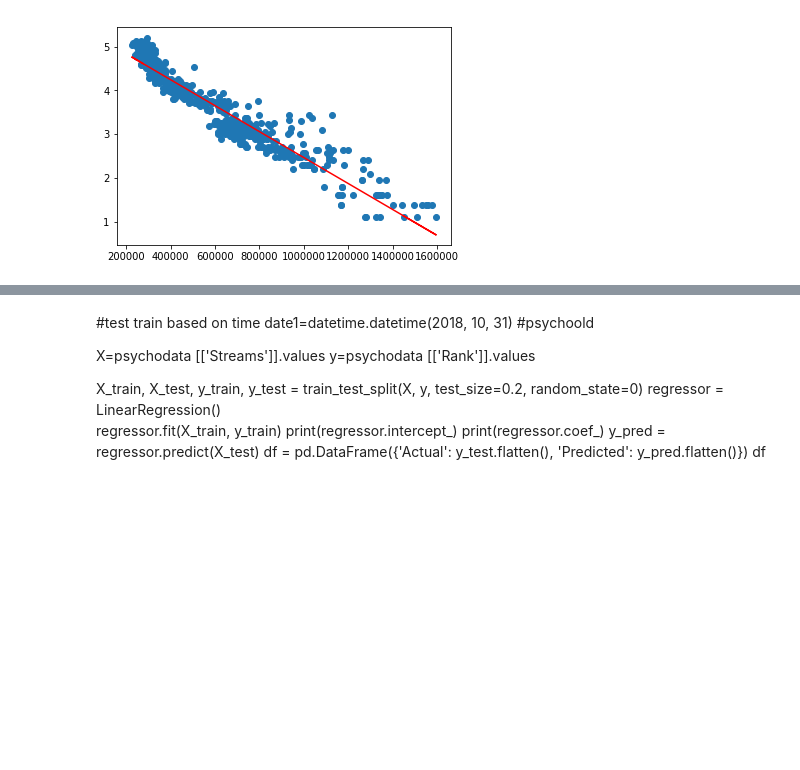
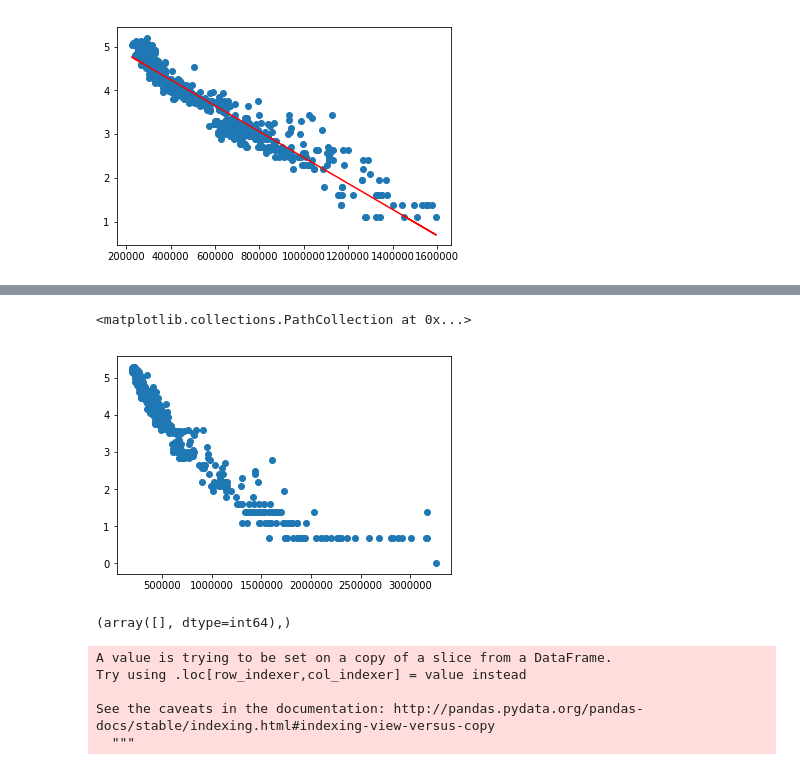
Before and after one commit to suneric98/Crescendo, a Jupyter notebook: data/exploration-linear_regression3.ipynb, the cells around one changed output, grey strips where cells are left out. Drawn from its saved outputs; the diff is of its cells as text; code cells hidden in the pictures; blank space fills up the shorter version.

Commit message:
linear regression update

```diff
--- a/data/exploration-linear_regression3.ipynb
+++ b/data/exploration-linear_regression3.ipynb
@@ -484,17 +310,0 @@ plt.show()
-# %% [markdown]
-#test train based on time
-date1=datetime.datetime(2018, 10, 31)
-#psychoold
-
-
-X=psychodata [['Streams']].values
-y=psychodata [['Rank']].values
-
-X_train, X_test, y_train, y_test = train_test_split(X, y, test_size=0.2, random_state=0)
-regressor = LinearRegression()
-regressor.fit(X_train, y_train)
-print(regressor.intercept_)
-print(regressor.coef_)
-y_pred = regressor.predict(X_test)
-df = pd.DataFrame({'Actual': y_test.flatten(), 'Predicted': y_pred.flatten()})
-df
@@ -533,0 +311,46 @@ plt.show()
+# %%
+### fit pyschodata to betternow model
+
+X=psychodata[['Streams']].values
+y=psychodata[['Rank']].values
+
+#logy = np.log(y)
+psychodata['logrank'] = np.log(psychodata['Rank'])
+logy= psychodata[['logrank']].values
+
+
+#betternowdata = betternowdata.drop(columns="Date")
+psychodata = psychodata[['logrank', 'Rank','Streams']]
+
+psychodata.shape
+
+plt.scatter (X, logy)
+# %% [output]
+<matplotlib.collections.PathCollection at 0x...>
+[figure, added]
+# %%
+z = np.abs(stats.zscore(psychodata['logrank']))
+threshold = 3
+print(np.where(z >3))
+
+psychooutlier = psychodata.loc[z < 2]
+#threshold =2
+
+#betternowoutlier = betternowdata[(z < 3).all(axis=1)]
+#psychooutlier.head()
+#psychooutlier.shape
+# %% [output]
+(array([], dtype=int64),)
+# %%
+X=psychooutlier[['Streams']].values
+y=psychooutlier[['Rank']].values
+
+#logy = np.log(y)
+psychooutlier['logrank'] = np.log(psychooutlier['Rank'])
+logy= psychooutlier[['logrank']].values
+# %% [output]
+A value is trying to be set on a copy of a slice from a DataFrame.
+Try using .loc[row_indexer,col_indexer] = value instead
+
+See the caveats in the documentation: http://pandas.pydata.org/pandas-docs/stable/indexing.html#indexing-view-versus-copy
+  """
```
Also changed, not shown: parts of 27 cells of this notebook, 1 other file.
